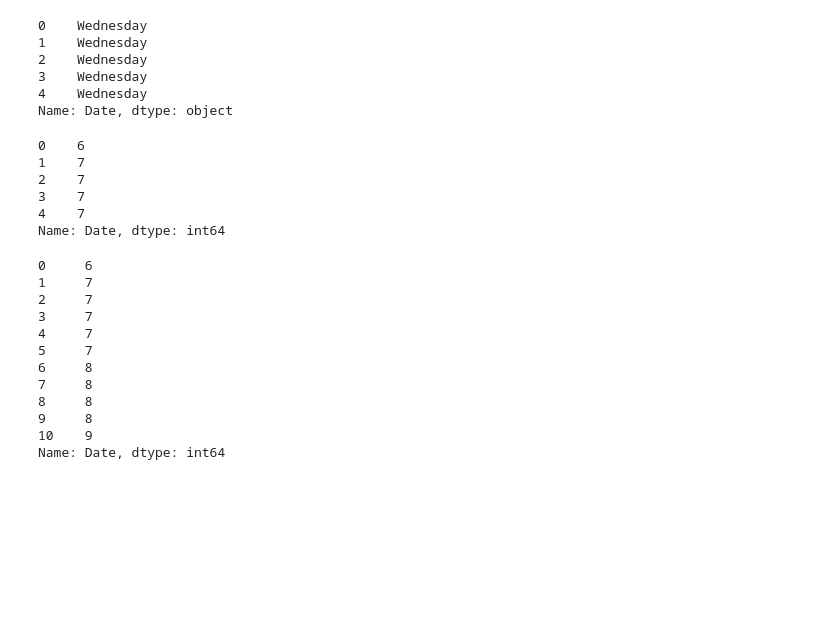
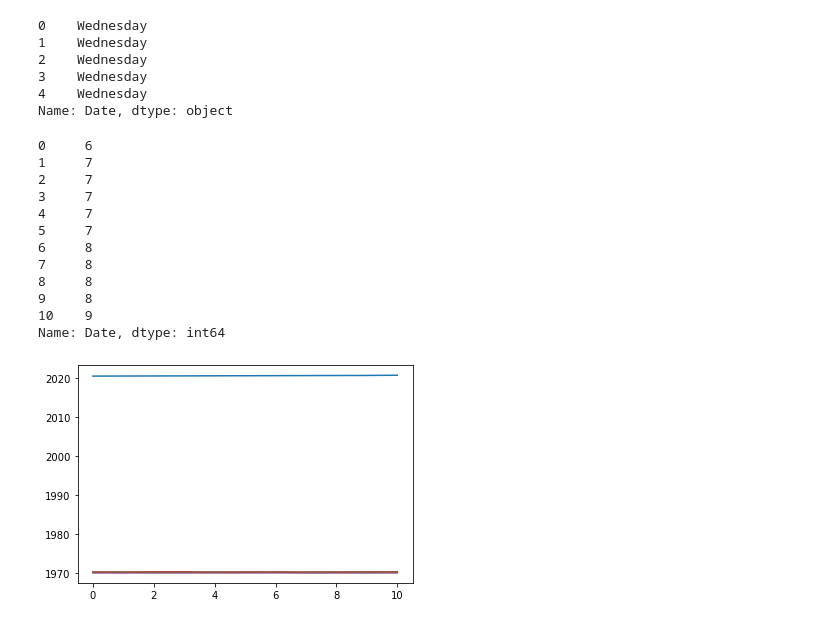
Before and after one commit to istarlet/buddy_bass_tournament, a Jupyter notebook: buddy_bass.ipynb, the cells around one changed output. Cells and saved outputs as stored; diff of their text form; code cells hidden in the pictures; blank space fills up the shorter version.

```diff
--- a/buddy_bass.ipynb
+++ b/buddy_bass.ipynb
@@ -224,31 +219,25 @@ buddy_bass["Date"]\
 4    Wednesday
 Name: Date, dtype: object
 # %%
-buddy_bass["Date"]\
-    .head()\
-        .dt.month
+buddy_bass_month = buddy_bass_2020["Date"]\
+    .dt.month
+
+print(buddy_bass_month)
 # %% [output]
-0    6
-1    7
-2    7
-3    7
-4    7
+0     6
+1     7
+2     7
+3     7
+4     7
+5     7
+6     8
+7     8
+8     8
+9     8
+10    9
 Name: Date, dtype: int64
-# %%
-buddy_bass_month = buddy_bass["Date"]\
-    .dt.month
-
-print(buddy_bass_month)
-# %% [output]
-0     6
-1     7
-2     7
-3     7
-4     7
-5     7
-6     8
-7     8
-8     8
-9     8
-10    9
-Name: Date, dtype: int64
+# %%
+plt.plot(buddy_bass)
+plt.show()
+# %% [output]
+[figure, added]
```
Also changed, not shown: parts of 20 cells of this notebook.
